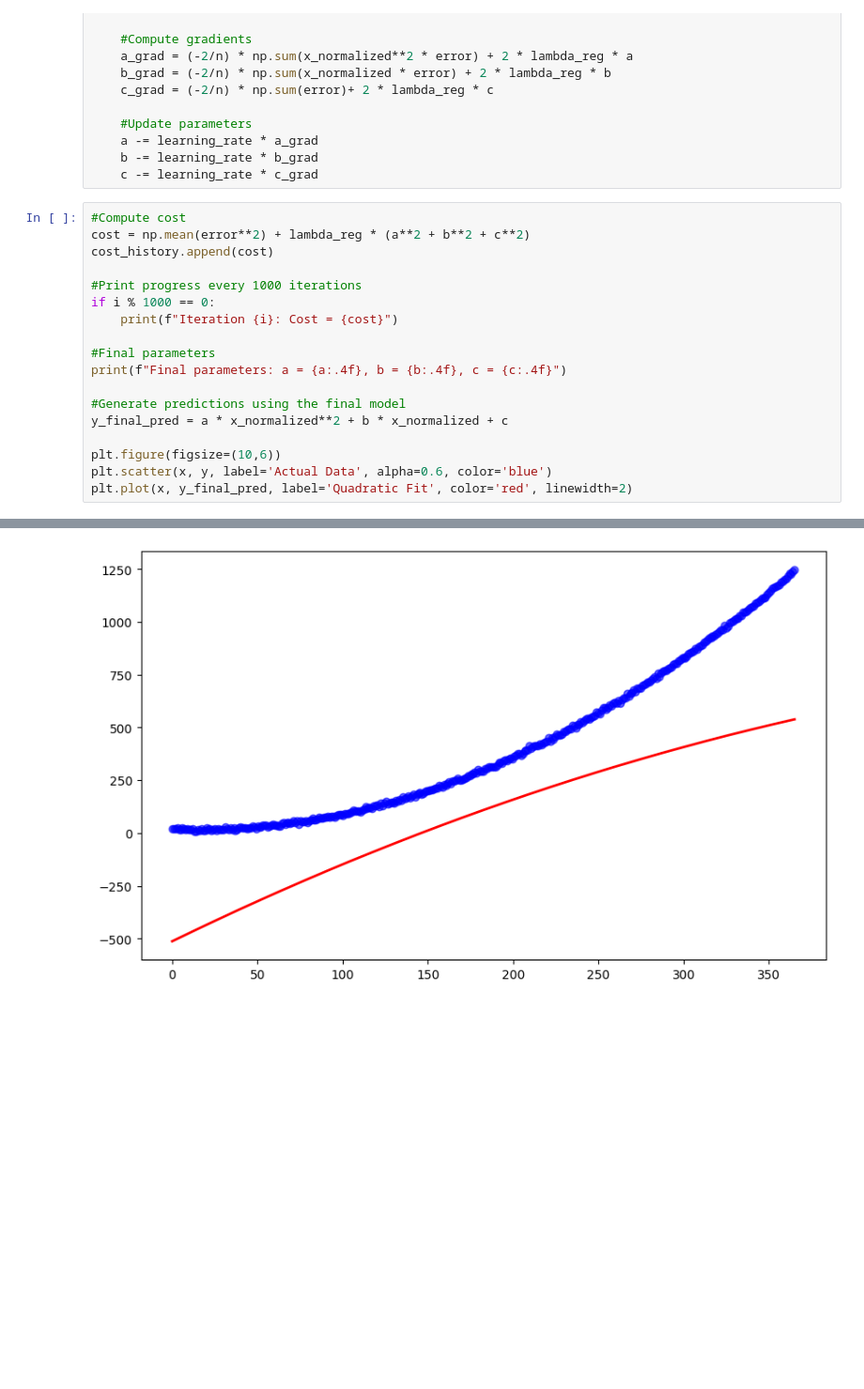
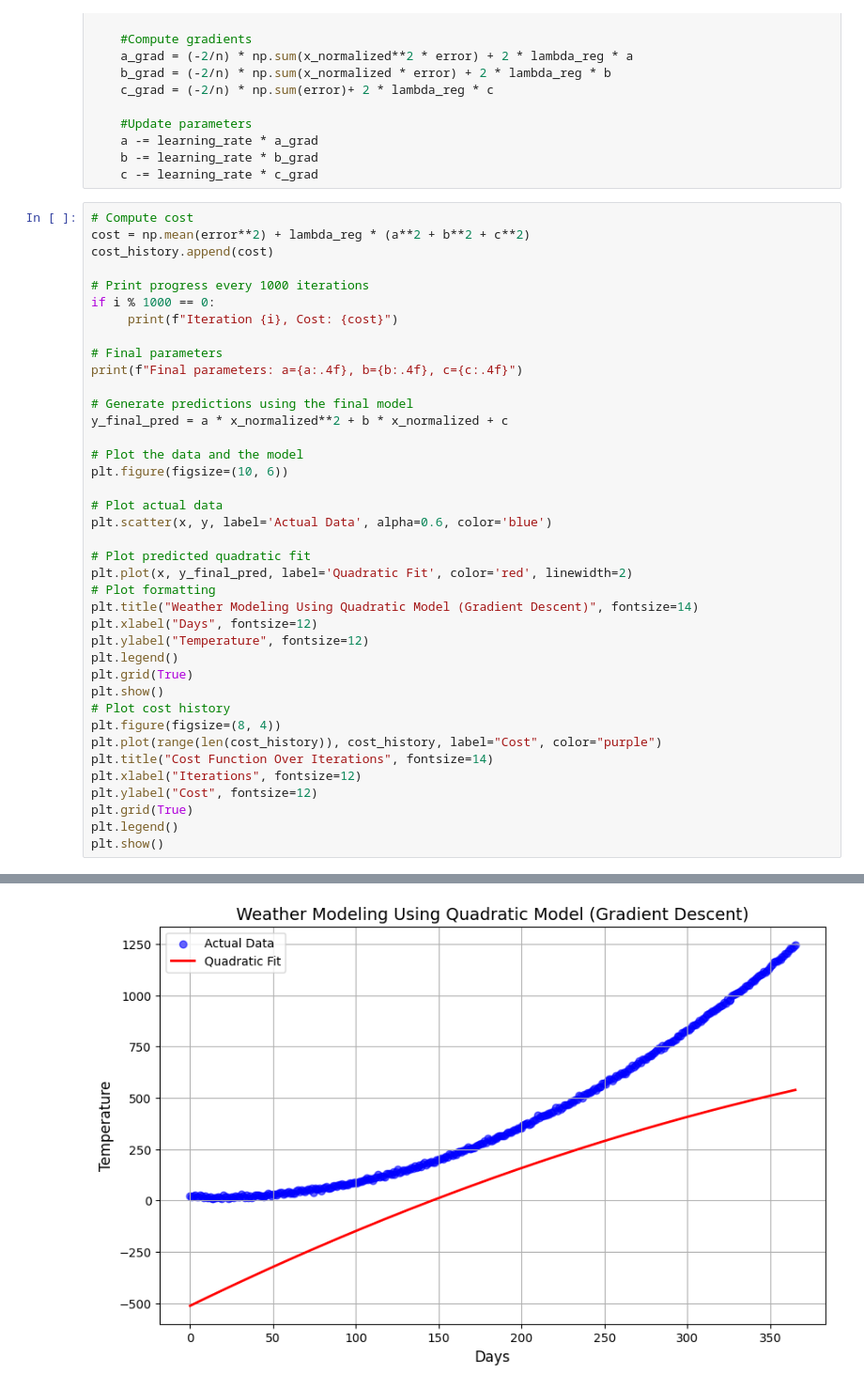
Before and after one commit to shemabethapudi2/SE-lab-2, a Jupyter notebook: SE_lab_4(18_12).ipynb, the cells around one changed output, grey strips where cells are left out. Shown at 94% size. Drawn from its saved outputs; the diff is of its cells as text; blank space fills up the shorter version.

```diff
--- a/SE_lab_4(18_12).ipynb
+++ b/SE_lab_4(18_12).ipynb
@@ -36,21 +36,42 @@ for i in range(iterations):
     b -= learning_rate * b_grad
     c -= learning_rate * c_grad
 # %%
-#Compute cost
+# Compute cost
 cost = np.mean(error**2) + lambda_reg * (a**2 + b**2 + c**2)
 cost_history.append(cost)
 
-#Print progress every 1000 iterations
+# Print progress every 1000 iterations
 if i % 1000 == 0:
-    print(f"Iteration {i}: Cost = {cost}")
+     print(f"Iteration {i}, Cost: {cost}")
 
-#Final parameters
-print(f"Final parameters: a = {a:.4f}, b = {b:.4f}, c = {c:.4f}")
+# Final parameters
+print(f"Final parameters: a={a:.4f}, b={b:.4f}, c={c:.4f}")
 
-#Generate predictions using the final model
+# Generate predictions using the final model
 y_final_pred = a * x_normalized**2 + b * x_normalized + c
 
-plt.figure(figsize=(10,6))
+# Plot the data and the model
+plt.figure(figsize=(10, 6))
+
+# Plot actual data
 plt.scatter(x, y, label='Actual Data', alpha=0.6, color='blue')
+
+# Plot predicted quadratic fit
 plt.plot(x, y_final_pred, label='Quadratic Fit', color='red', linewidth=2)
+# Plot formatting
+plt.title("Weather Modeling Using Quadratic Model (Gradient Descent)", fontsize=14)
+plt.xlabel("Days", fontsize=12)
+plt.ylabel("Temperature", fontsize=12)
+plt.legend()
+plt.grid(True)
+plt.show()
+# Plot cost history
+plt.figure(figsize=(8, 4))
+plt.plot(range(len(cost_history)), cost_history, label="Cost", color="purple")
+plt.title("Cost Function Over Iterations", fontsize=14)
+plt.xlabel("Iterations", fontsize=12)
+plt.ylabel("Cost", fontsize=12)
+plt.grid(True)
+plt.legend()
+plt.show()
 # %% [output]
@@ -59 +79 @@ Final parameters: a = -32.1754, b = 304.2182, c = 109.1592
-[figure, old version]
+[figure, new version]
```
Also changed, not shown: parts of 1 cell of this notebook.
